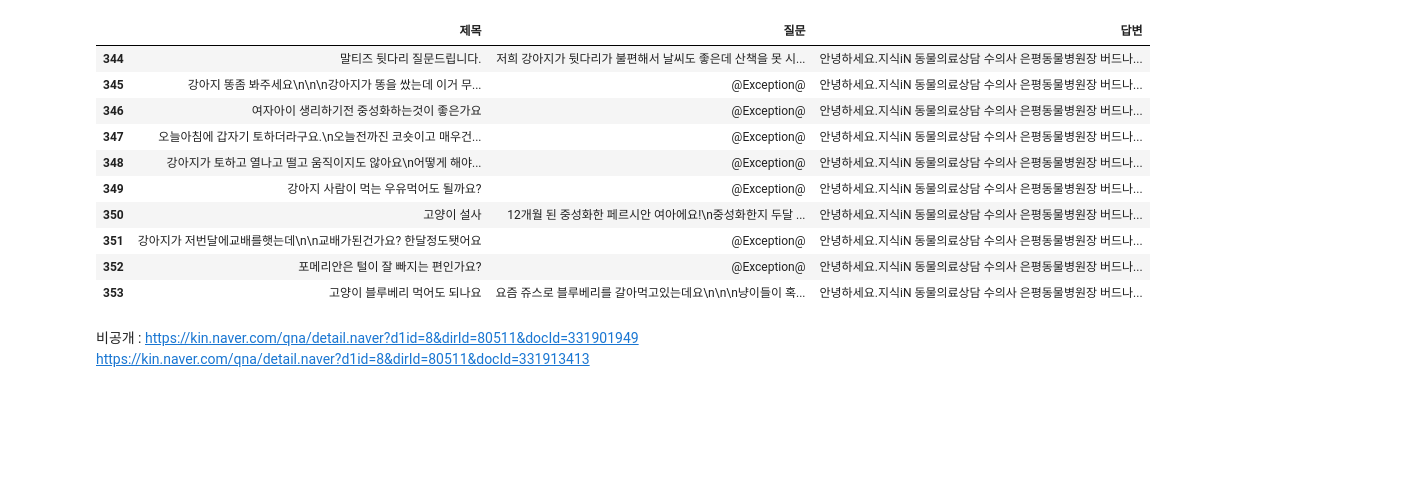
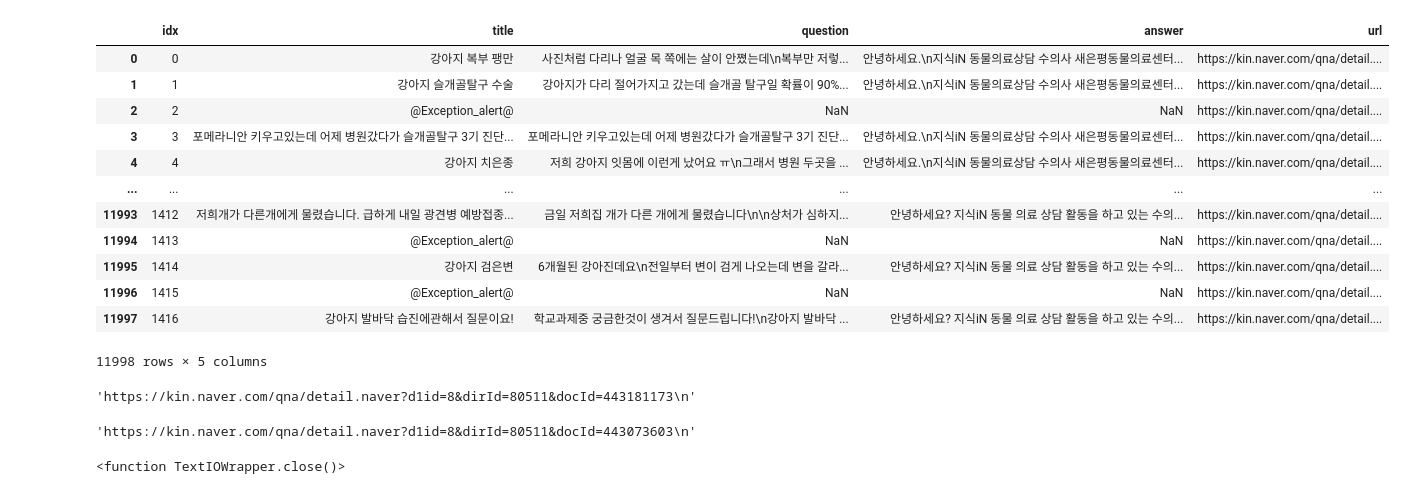
Before and after one commit to havehill/crawling-naver-kin, a Jupyter notebook: test.ipynb, the cells around one changed output. Saved outputs shown, nothing was run; the diff lists cells and outputs as text; code cells hidden in the pictures; blank space fills up the shorter version.

```diff
--- a/test.ipynb
+++ b/test.ipynb
@@ -35,17 +0,0 @@ df
-# %%
-df.tail(10)
-# %% [output]
-|  | 제목 | 질문 | 답변 |
-| 344 | 말티즈 뒷다리 질문드립니다. | 저희 강아지가 뒷다리가 불편해서 날씨도 좋은데 산책을 못 시... | 안녕하세요.지식iN 동물의료상담 수의사 은평동물병원장 버드나... |
-| 345 | 강아지 똥좀 봐주세요\n\n\n강아지가 똥을 쌌는데 이거 무... | @Exception@ | 안녕하세요.지식iN 동물의료상담 수의사 은평동물병원장 버드나... |
-| 346 | 여자아이 생리하기전 중성화하는것이 좋은가요 | @Exception@ | 안녕하세요.지식iN 동물의료상담 수의사 은평동물병원장 버드나... |
-| 347 | 오늘아침에 갑자기 토하더라구요.\n오늘전까진 코숏이고 매우건... | @Exception@ | 안녕하세요.지식iN 동물의료상담 수의사 은평동물병원장 버드나... |
-| 348 | 강아지가 토하고 열나고 떨고 움직이지도 않아요\n어떻게 해야... | @Exception@ | 안녕하세요.지식iN 동물의료상담 수의사 은평동물병원장 버드나... |
-| 349 | 강아지 사람이 먹는 우유먹어도 될까요? | @Exception@ | 안녕하세요.지식iN 동물의료상담 수의사 은평동물병원장 버드나... |
-| 350 | 고양이 설사 | 12개월 된 중성화한 페르시안 여아에요!\n중성화한지 두달 ... | 안녕하세요.지식iN 동물의료상담 수의사 은평동물병원장 버드나... |
-| 351 | 강아지가 저번달에교배를햇는데\n\n교배가된건가요? 한달정도됏어요 | @Exception@ | 안녕하세요.지식iN 동물의료상담 수의사 은평동물병원장 버드나... |
-| 352 | 포메리안은 털이 잘 빠지는 편인가요? | @Exception@ | 안녕하세요.지식iN 동물의료상담 수의사 은평동물병원장 버드나... |
-| 353 | 고양이 블루베리 먹어도 되나요 | 요즘 쥬스로 블루베리를 갈아먹고있는데요\n\n\n냥이들이 혹... | 안녕하세요.지식iN 동물의료상담 수의사 은평동물병원장 버드나... |
-# %% [markdown]
-비공개 : https://kin.naver.com/qna/detail.naver?d1id=8&dirId=80511&docId=331901949
-https://kin.naver.com/qna/detail.naver?d1id=8&dirId=80511&docId=331913413
@@ -51,0 +4,34 @@ https://kin.naver.com/qna/detail.naver?d1id=8&dirId=80511&docId=331913413
+# %%
+df = pd.read_csv("./result_csv/data_0_12000.csv")
+df
+# %% [output]
+|  | idx | title | question | answer | url |
+| 0 | 0 | 강아지 복부 팽만 | 사진처럼 다리나 얼굴 목 쪽에는 살이 안쪘는데\n복부만 저렇... | 안녕하세요.\n지식iN 동물의료상담 수의사 새은평동물의료센터... | https://kin.naver.com/qna/detail.... |
+| 1 | 1 | 강아지 슬개골탈구 수술 | 강아지가 다리 절어가지고 갔는데 슬개골 탈구일 확률이 90%... | 안녕하세요.\n지식iN 동물의료상담 수의사 새은평동물의료센터... | https://kin.naver.com/qna/detail.... |
+| 2 | 2 | @Exception_alert@ | NaN | NaN | https://kin.naver.com/qna/detail.... |
+| 3 | 3 | 포메라니안 키우고있는데 어제 병원갔다가 슬개골탈구 3기 진단... | 포메라니안 키우고있는데 어제 병원갔다가 슬개골탈구 3기 진단... | 안녕하세요.\n지식iN 동물의료상담 수의사 새은평동물의료센터... | https://kin.naver.com/qna/detail.... |
+| 4 | 4 | 강아지 치은종 | 저희 강아지 잇몸에 이런게 났어요 ㅠ\n그래서 병원 두곳을 ... | 안녕하세요.\n지식iN 동물의료상담 수의사 새은평동물의료센터... | https://kin.naver.com/qna/detail.... |
+| ... | ... | ... | ... | ... | ... |
+| 11993 | 1412 | 저희개가 다른개에게 물렸습니다. 급하게 내일 광견병 예방접종... | 금일 저희집 개가 다른 개에게 물렸습니다\n\n상처가 심하지... | 안녕하세요? 지식iN 동물 의료 상담 활동을 하고 있는 수의... | https://kin.naver.com/qna/detail.... |
+| 11994 | 1413 | @Exception_alert@ | NaN | NaN | https://kin.naver.com/qna/detail.... |
+| 11995 | 1414 | 강아지 검은변 | 6개월된 강아진데요\n전일부터 변이 검게 나오는데 변을 갈라... | 안녕하세요? 지식iN 동물 의료 상담 활동을 하고 있는 수의... | https://kin.naver.com/qna/detail.... |
+| 11996 | 1415 | @Exception_alert@ | NaN | NaN | https://kin.naver.com/qna/detail.... |
+| 11997 | 1416 | 강아지 발바닥 습진에관해서 질문이요! | 학교과제중 궁금한것이 생겨서 질문드립니다!\n강아지 발바닥 ... | 안녕하세요? 지식iN 동물 의료 상담 활동을 하고 있는 수의... | https://kin.naver.com/qna/detail.... |
+11998 rows × 5 columns
+# %%
+df[df['title']=='@Exception_alert@'].iloc[0,4]
+# %% [output]
+'https://kin.naver.com/qna/detail.naver?d1id=8&dirId=80511&docId=443181173\n'
+# %%
+df[df['title']=='@Exception_alert@'].iloc[1,4]
+# %% [output]
+'https://kin.naver.com/qna/detail.naver?d1id=8&dirId=80511&docId=443073603\n'
+# %%
+alert_url = df[df['title']=='@Exception_alert@']['url']
+
+f = open("./result_csv/alert_url.txt", "a", encoding='utf-8')
+for i in alert_url:
+    f.write(i)
+f.close()
+# %% [output]
+<function TextIOWrapper.close()>
```
Also changed, not shown: parts of 11 cells of this notebook, 19 other files.
